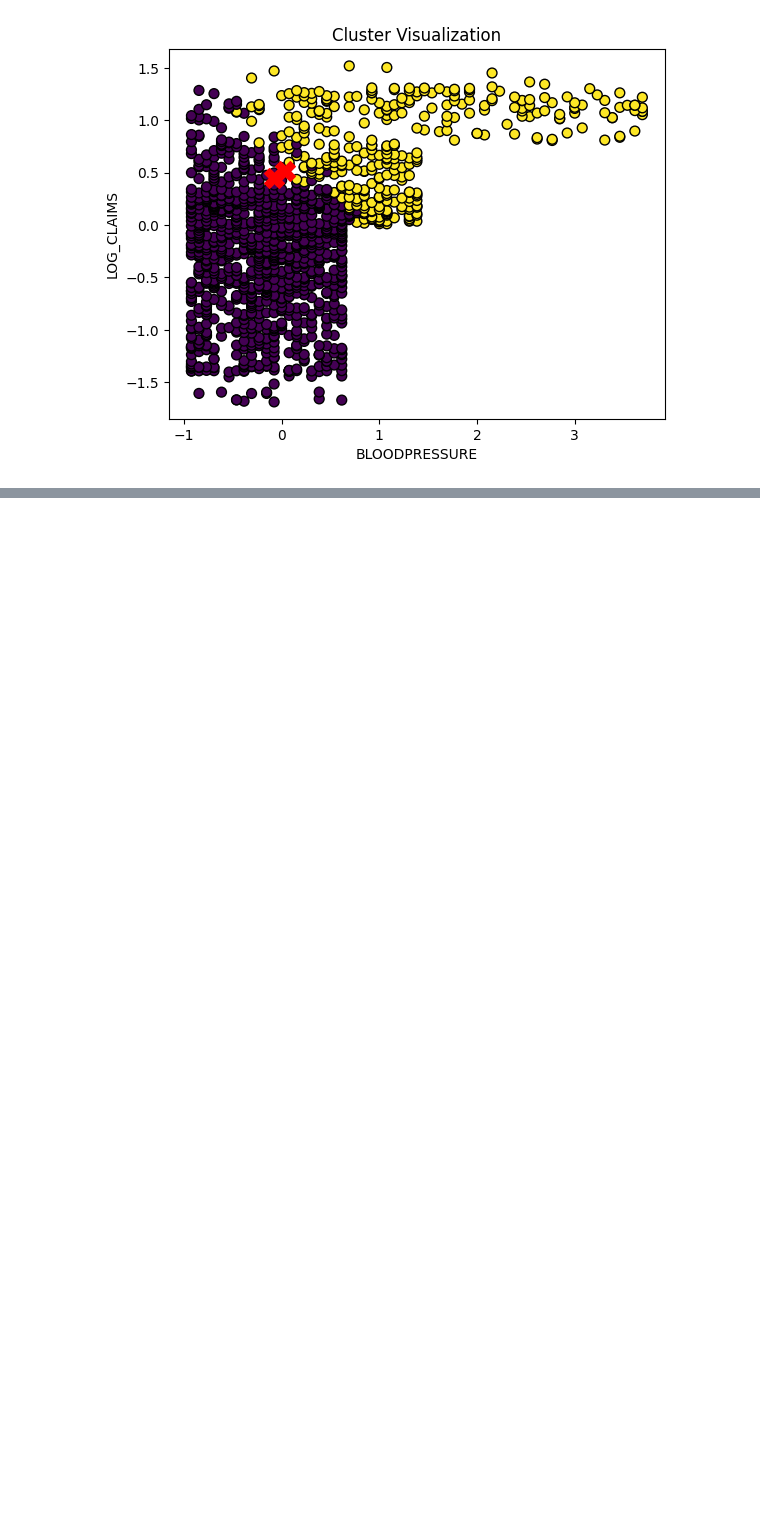
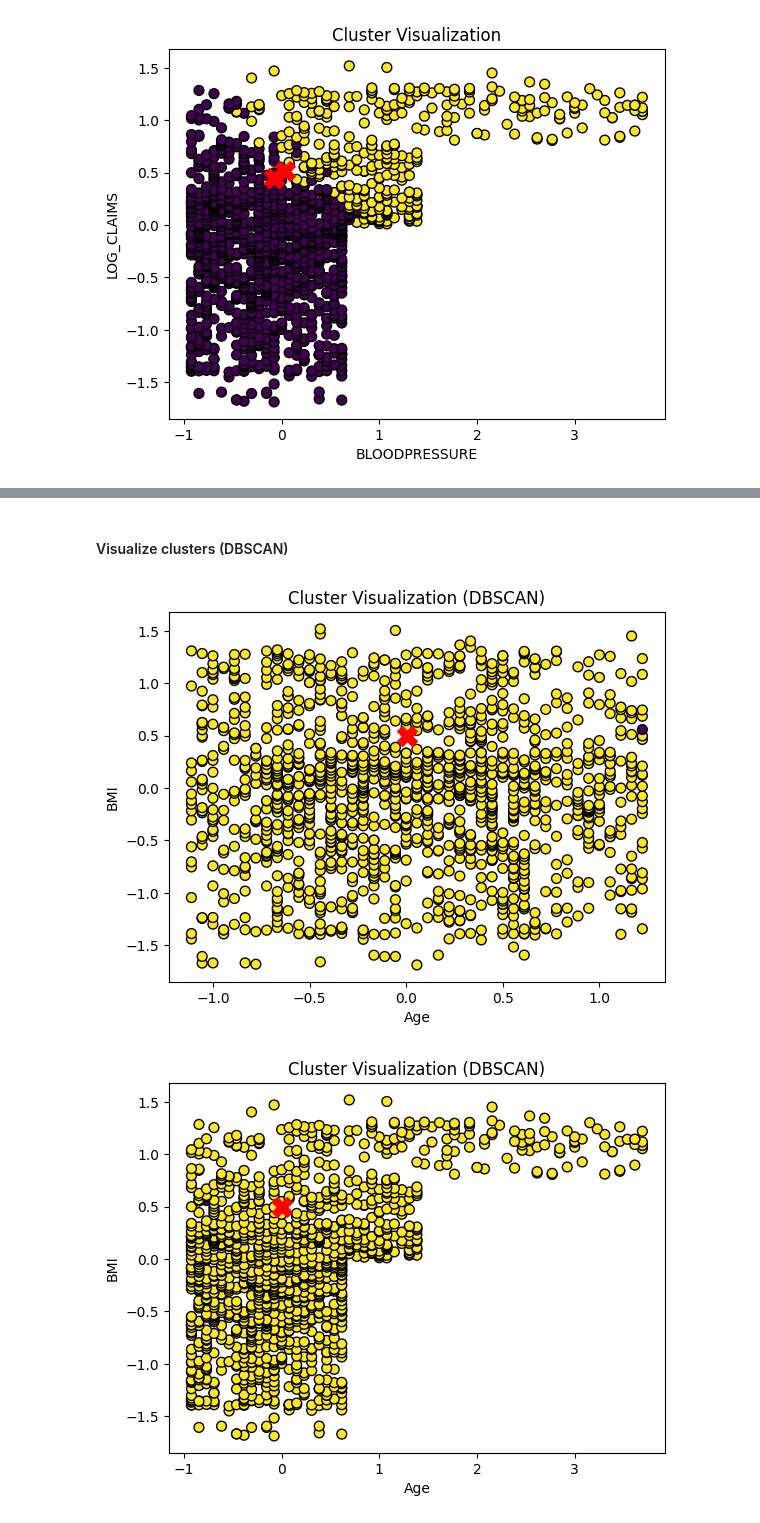
Before and after one commit to kauswade/T10-AlgoThinkers-Health-Insurance-Data-Clustering, a Jupyter notebook: health_insurance_model_pipeline.ipynb, the cells around one changed output, grey strips where cells are left out. Saved outputs shown, nothing was run; the diff lists cells and outputs as text; code cells hidden in the pictures; blank space fills up the shorter version.

```diff
--- a/health_insurance_model_pipeline.ipynb
+++ b/health_insurance_model_pipeline.ipynb
@@ -490,0 +478,9 @@ plt.show()
+# %%
+from sklearn.cluster import DBSCAN
+
+dbscan = DBSCAN(eps=1.6, min_samples=5)
+ClusterDbscan = dbscan.fit_predict(df)
+
+# Add clusters to df
+df['ClusterDBSCAN'] = ClusterDbscan
+dataBackup['ClusterDBSCAN'] = ClusterDbscan
@@ -490,0 +517,26 @@ plt.show()
+# %% [markdown]
+#### Visualize clusters (DBSCAN)
+# %%
+unique_clusters = set(ClusterDbscan)
+
+for i in range(len(graphLabels)):
+    plt.scatter(df[graphLabels[i][0]], df[graphLabels[i][1]], c=ClusterDbscan, cmap='viridis', marker='o', edgecolor='k', s=50)
+    plt.xlabel('Age')
+    plt.ylabel('BMI')
+    plt.title('Cluster Visualization (DBSCAN)')
+
+    for cluster in unique_clusters:
+        if cluster != -1:  # Exclude noise points
+            # Get points in the current cluster
+            cluster_points = df[ClusterDbscan == cluster]
+
+            # Calculate the mean point for the cluster
+            centroid = cluster_points.mean(axis=0)
+
+            # Plot the centroid on the scatter plot
+            plt.scatter(centroid[0], centroid[1], c='red', marker='X', s=200, label='Centroid')
+
+    plt.show()
+# %% [output]
+[figure, added]
+[figure, added]
```
Also changed, not shown: parts of 21 cells of this notebook.
